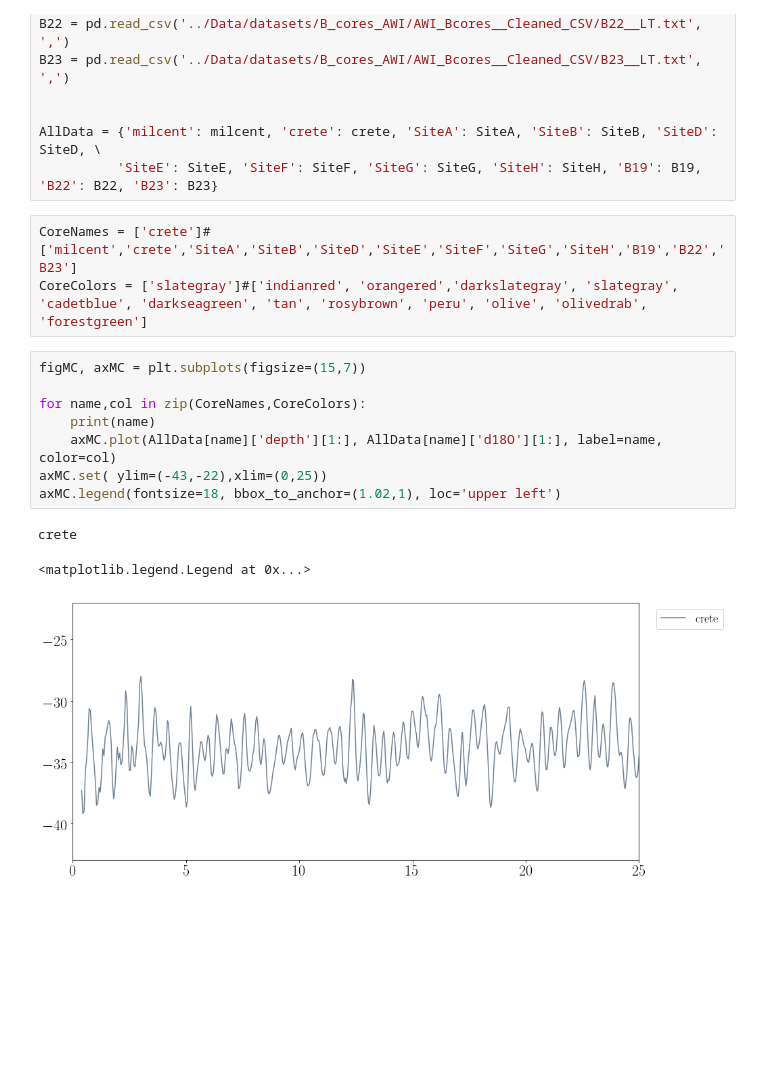
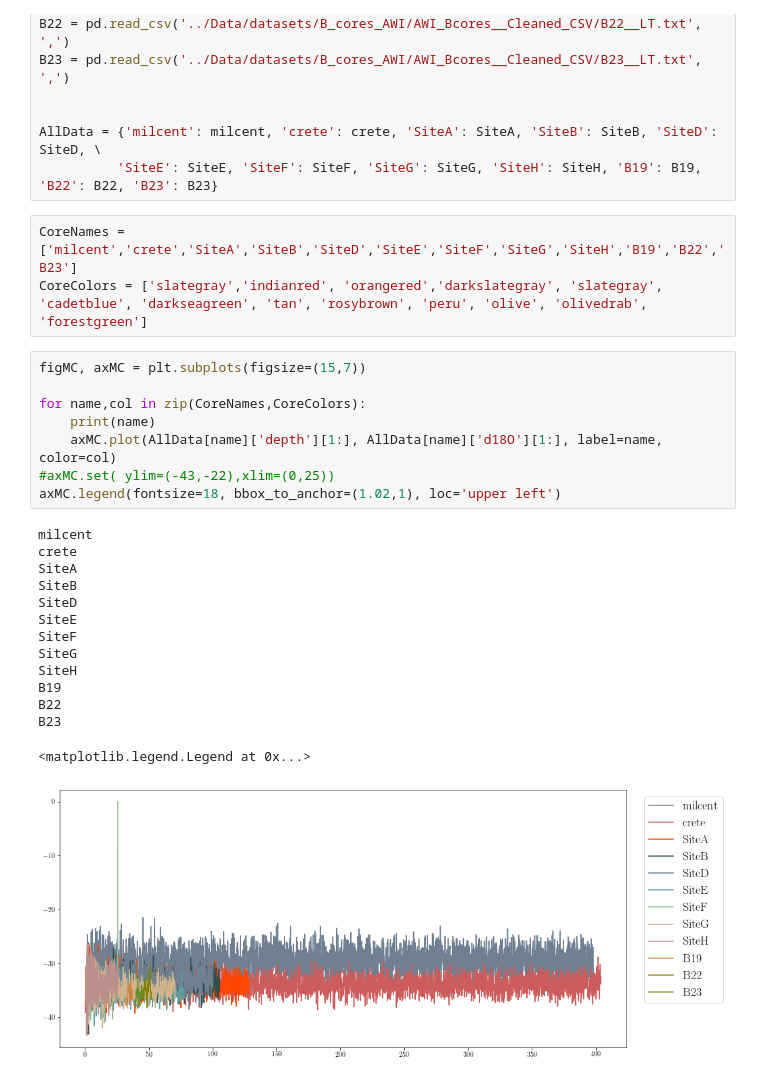
Before and after one commit to TheaQG/AWI_Bcores_Analysis, a Jupyter notebook: Data_exame.ipynb, the cells around one changed output. Cells and saved outputs as stored; diff of their text form; blank space fills up the shorter version.

```diff
--- a/Data_exame.ipynb
+++ b/Data_exame.ipynb
@@ -35,20 +35,31 @@ B23 = pd.read_csv('../Data/datasets/B_cores_AWI/AWI_Bcores__Cleaned_CSV/B23__LT.
 AllData = {'milcent': milcent, 'crete': crete, 'SiteA': SiteA, 'SiteB': SiteB, 'SiteD': SiteD, \
           'SiteE': SiteE, 'SiteF': SiteF, 'SiteG': SiteG, 'SiteH': SiteH, 'B19': B19, 'B22': B22, 'B23': B23}
 # %%
-CoreNames = ['crete']#['milcent','crete','SiteA','SiteB','SiteD','SiteE','SiteF','SiteG','SiteH','B19','B22','B23']
-CoreColors = ['slategray']#['indianred', 'orangered','darkslategray', 'slategray', 'cadetblue', 'darkseagreen', 'tan', 'rosybrown', 'peru', 'olive', 'olivedrab', 'forestgreen']
+CoreNames = ['milcent','crete','SiteA','SiteB','SiteD','SiteE','SiteF','SiteG','SiteH','B19','B22','B23']
+CoreColors = ['slategray','indianred', 'orangered','darkslategray', 'slategray', 'cadetblue', 'darkseagreen', 'tan', 'rosybrown', 'peru', 'olive', 'olivedrab', 'forestgreen']
 # %%
 figMC, axMC = plt.subplots(figsize=(15,7))
 
 for name,col in zip(CoreNames,CoreColors):
     print(name)
     axMC.plot(AllData[name]['depth'][1:], AllData[name]['d18O'][1:], label=name, color=col)
-axMC.set( ylim=(-43,-22),xlim=(0,25))
+#axMC.set( ylim=(-43,-22),xlim=(0,25))
 axMC.legend(fontsize=18, bbox_to_anchor=(1.02,1), loc='upper left')
 # %% [output]
+milcent
 crete
+SiteA
+SiteB
+SiteD
+SiteE
+SiteF
+SiteG
+SiteH
+B19
+B22
+B23
 <matplotlib.legend.Legend at 0x...>
-[figure, old version]
+[figure, new version]
 # %%
 figDiff, axDiff = plt.subplots(figsize=(10,7))
 for name,col in zip(CoreNames,CoreColors):
```
Also changed, not shown: parts of 7 cells of this notebook, 7 other files.
